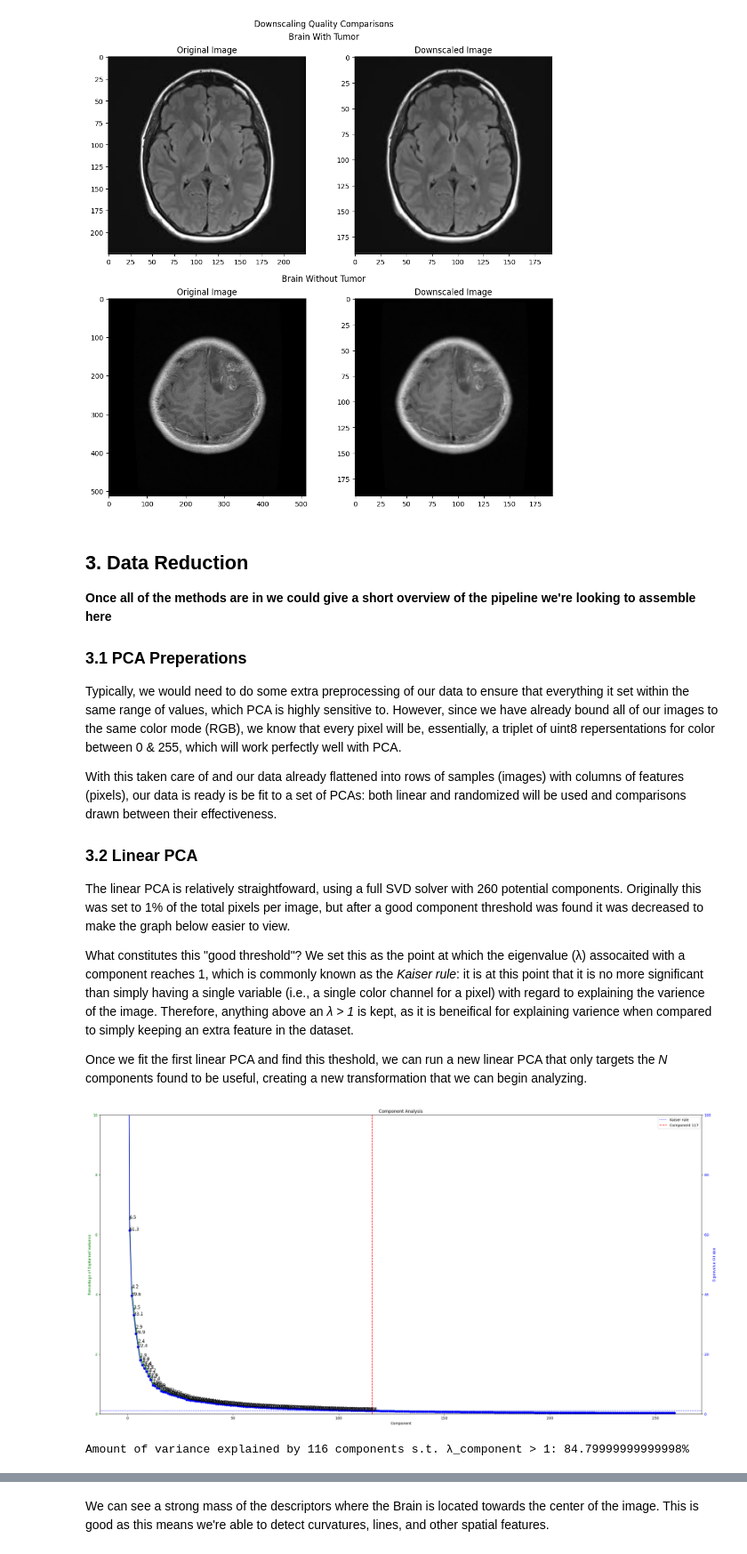
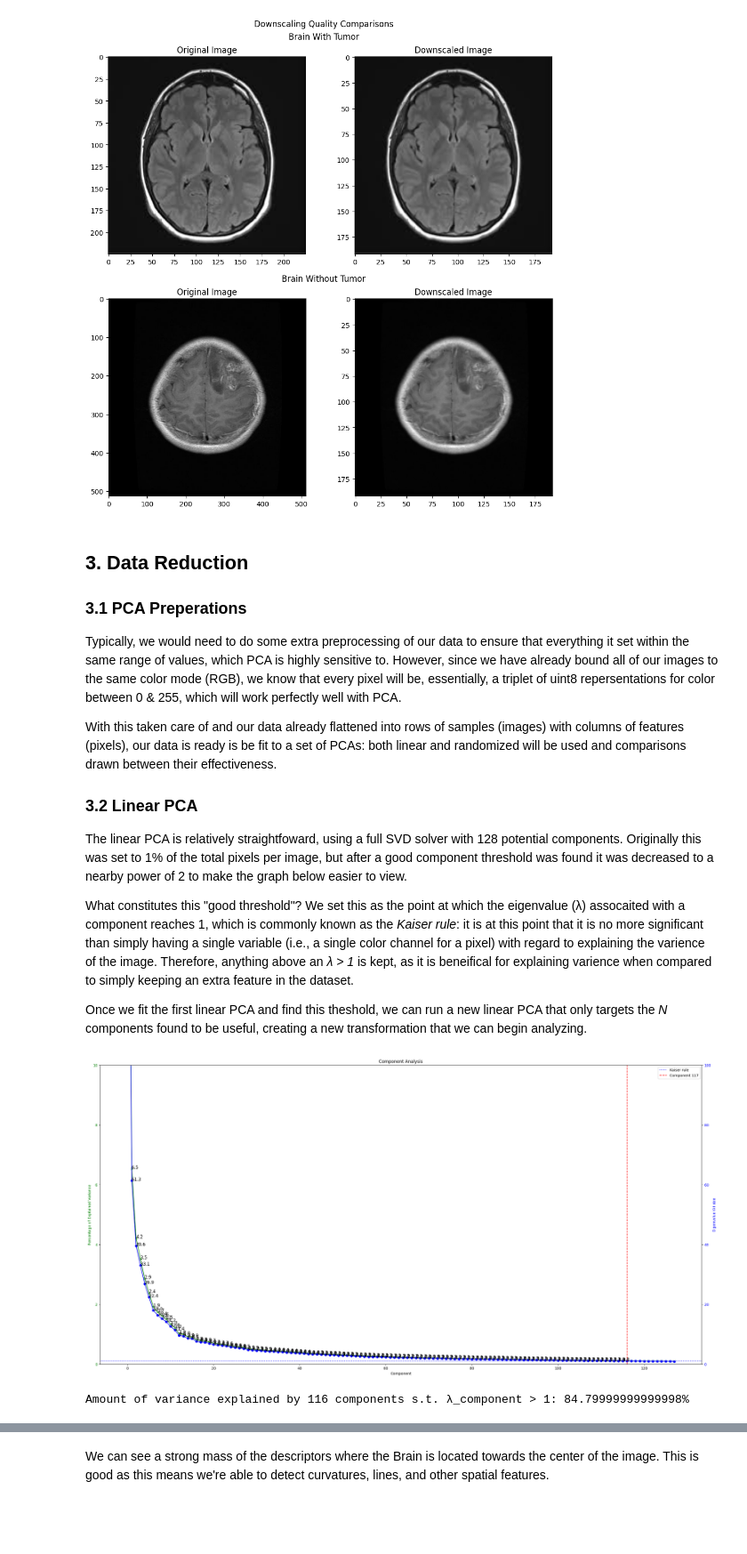
Before and after one commit to S-Bryce/ML-Lab-2, a Jupyter notebook: main.ipynb, the cells around one changed output, grey strips where cells are left out. Shown at 89% size. Saved outputs shown, nothing was run; the diff lists cells and outputs as text; code cells hidden in the pictures; blank space fills up the shorter version.

```diff
--- a/main.ipynb
+++ b/main.ipynb
@@ -184,7 +181,5 @@ plt.show()
 # %% [markdown]
 ## 3. Data Reduction
-
-<b>Once all of the methods are in we could give a short overview of the pipeline we're looking to assemble here</b>
 
 ### 3.1 PCA Preperations
 Typically, we would need to do some extra preprocessing of our data to ensure that everything it set within the same range of values, which PCA is highly sensitive to. However, since we have already bound all of our images to the same color mode (RGB), we know that every pixel will be, essentially, a triplet of uint8 repersentations for color between 0 & 255, which will work perfectly well with PCA.
@@ -192,14 +187,14 @@ Typically, we would need to do some extra preprocessing of our data to ensure th
 With this taken care of and our data already flattened into rows of samples (images) with columns of features (pixels), our data is ready is be fit to a set of PCAs: both linear and randomized will be used and comparisons drawn between their effectiveness.
 
 ### 3.2 Linear PCA
-The linear PCA is relatively straightfoward, using a full SVD solver with 260 potential components. Originally this was set to 1% of the total pixels per image, but after a good component threshold was found it was decreased to make the graph below easier to view.
+The linear PCA is relatively straightfoward, using a full SVD solver with 128 potential components. Originally this was set to 1% of the total pixels per image, but after a good component threshold was found it was decreased to a nearby power of 2 to make the graph below easier to view.
 
 What constitutes this "good threshold"? We set this as the point at which the eigenvalue (λ) assocaited with a component reaches 1, which is commonly known as the *Kaiser rule*: it is at this point that it is no more significant than simply having a single variable (i.e., a single color channel for a pixel) with regard to explaining the varience of the image. Therefore, anything above an *λ > 1* is kept, as it is beneifical for explaining varience when compared to simply keeping an extra feature in the dataset.
 
 Once we fit the first linear PCA and find this theshold, we can run a new linear PCA that only targets the *N* components found to be useful, creating a new transformation that we can begin analyzing.
 # %%
 # Linear PCA
-pca = PCA(n_components=260, svd_solver="full")
+pca = PCA(n_components=128, svd_solver="full")
 pca_results = pca.fit_transform(images)
 
 color_var = "#008000"
@@ -218,33 +213,33 @@ ax_var.set_ylabel('Percentage of Explained Variance', color=color_var)
 ax_var.tick_params(axis="y", labelcolor=color_var)
 
 ax_eig.plot(pca.explained_variance_, marker="o", color=color_eig)
 ax_eig.set_ylabel("Eigenvalue (λ) size", color=color_eig)
 ax_eig.tick_params(axis="y", labelcolor=color_eig)
 ax_eig.axhline(y=cutoff, linestyle=":", label="Kaiser rule", color=color_eig)
 
 intersection = np.argwhere(np.diff(np.sign(cutoff - pca.explained_variance_))).flatten()
 if len(intersection) == 0:
     num_components = len(pca.explained_variance_)
 else:
     num_components = intersection[0] - 1
     ax_eig.axvline(x=num_components, linestyle="dashed", label="Component %d" %(num_components + 1), color="red")
 
 linear_pca = PCA(n_components=num_components, svd_solver="full")
 linear_pca_results = linear_pca.fit_transform(images)
 
 sum = 0
 for index in range(num_components):
     if(len(intersection) > 0):
         sum = sum + (pca.explained_variance_ratio_[index] * 100).round(1)
     if pca.explained_variance_ratio_[index] * 100 <= ylim:
         ax_var.text(index, pca.explained_variance_ratio_[index] * 100, (pca.explained_variance_ratio_[index] * 100).round(1), size=12)
     if pca.explained_variance_[index] <= ylim * 10:
         ax_eig.text(index, pca.explained_variance_[index], pca.explained_variance_[index].round(1), size=12)
 
 ax_eig.legend(loc="upper right")
 plt.show()
 print("Amount of variance explained by " + str(num_components) + " components s.t. λ_component > 1: " + str(sum) + "%")
 # %% [output]
-[figure, old version]
+[figure, new version]
 Amount of variance explained by 116 components s.t. λ_component > 1: 84.79999999999998%
 # %% [markdown]
```
Also changed, not shown: parts of 20 cells of this notebook.
